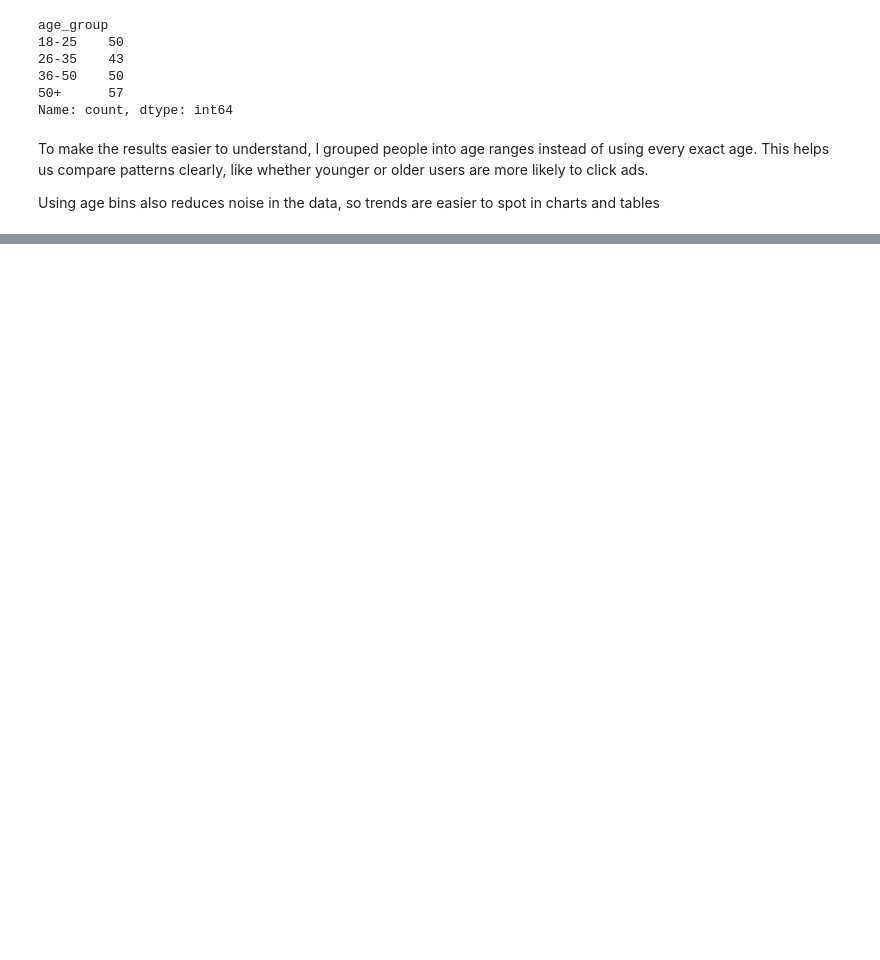
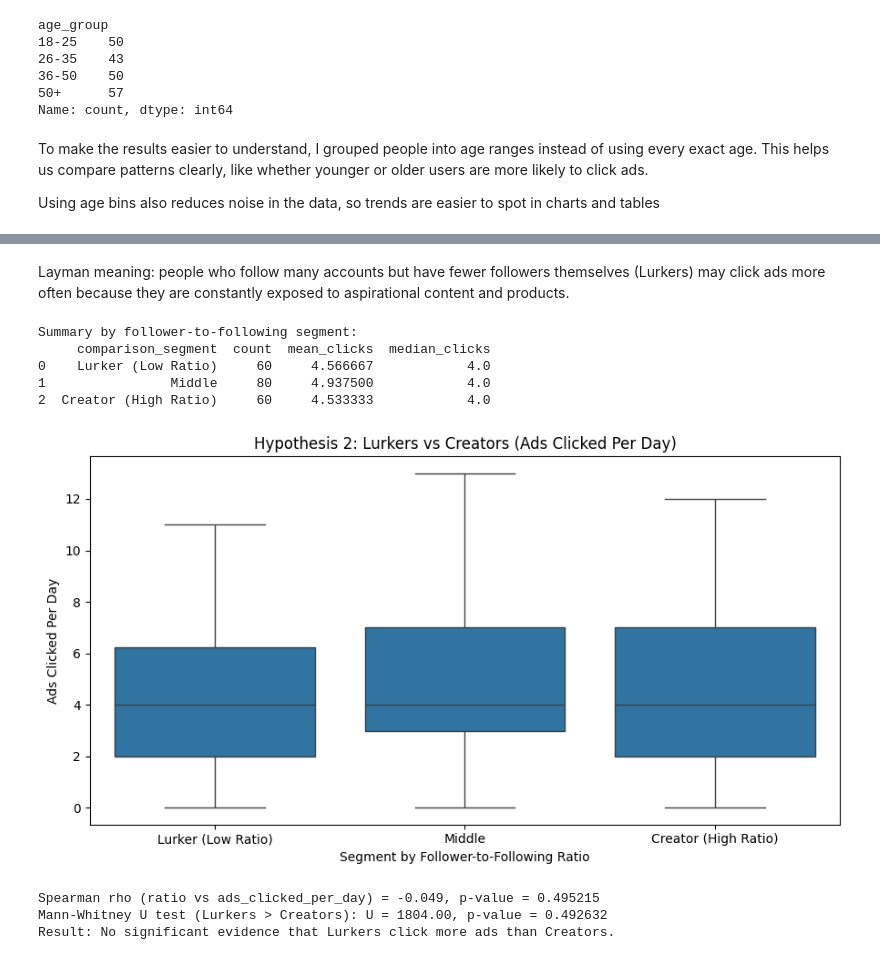
Before and after one commit to Fazestar01/Social-Media-Ads-Clicking-Analysis, a Jupyter notebook: jupyter_notebooks/eda_visualisations.ipynb, the cells around one changed output, grey strips where cells are left out. Cells and saved outputs as stored; diff of their text form; code cells hidden in the pictures; blank space fills up the shorter version.

Commit message:
create all 3 visualisations

```diff
--- a/jupyter_notebooks/eda_visualisations.ipynb
+++ b/jupyter_notebooks/eda_visualisations.ipynb
@@ -82,0 +96,69 @@ This shows us that the click rate starts to decline from 50+. This indicates tha
+# %% [markdown]
+Layman meaning: people who follow many accounts but have fewer followers themselves (Lurkers) may click ads more often because they are constantly exposed to aspirational content and products.
+# %%
+# Hypothesis 2 test: Comparison-Driven Ad Engagement (Lurkers vs Creators)
+from scipy.stats import mannwhitneyu, spearmanr
+
+target = 'ads_clicked_per_day'
+
+# Build ratio safely (add 1 to avoid divide-by-zero)
+df['follower_following_ratio'] = df['followers_count'] / (df['following_count'] + 1)
+
+# Create behavior segments from ratio quantiles
+low_cut = df['follower_following_ratio'].quantile(0.30)
+high_cut = df['follower_following_ratio'].quantile(0.70)
+
+df['comparison_segment'] = np.where(
+    df['follower_following_ratio'] <= low_cut, 'Lurker (Low Ratio)',
+    np.where(df['follower_following_ratio'] >= high_cut, 'Creator (High Ratio)', 'Middle')
+)
+
+segment_summary = (
+    df.groupby('comparison_segment', observed=False)[target]
+      .agg(count='count', mean_clicks='mean', median_clicks='median')
+      .reindex(['Lurker (Low Ratio)', 'Middle', 'Creator (High Ratio)'])
+      .reset_index()
+)
+
+print('Summary by follower-to-following segment:')
+print(segment_summary)
+
+# Visual check
+plt.figure(figsize=(9, 5))
+sns.boxplot(
+    data=df,
+    x='comparison_segment',
+    y=target,
+    order=['Lurker (Low Ratio)', 'Middle', 'Creator (High Ratio)']
+)
+plt.title('Hypothesis 2: Lurkers vs Creators (Ads Clicked Per Day)')
+plt.xlabel('Segment by Follower-to-Following Ratio')
+plt.ylabel('Ads Clicked Per Day')
+plt.tight_layout()
+plt.show()
+
+# Correlation check (monotonic trend)
+rho, p_corr = spearmanr(df['follower_following_ratio'], df[target], nan_policy='omit')
+print(f'Spearman rho (ratio vs {target}) = {rho:.3f}, p-value = {p_corr:.6f}')
+
+# One-sided significance test for your hypothesis: Lurkers > Creators
+lurker_clicks = df.loc[df['comparison_segment'] == 'Lurker (Low Ratio)', target].dropna()
+creator_clicks = df.loc[df['comparison_segment'] == 'Creator (High Ratio)', target].dropna()
+
+u_stat, p_mwu = mannwhitneyu(lurker_clicks, creator_clicks, alternative='greater')
+print(f'Mann-Whitney U test (Lurkers > Creators): U = {u_stat:.2f}, p-value = {p_mwu:.6f}')
+
+if p_mwu < 0.05:
+    print('Result: Significant evidence that Lurkers click more ads than Creators.')
+else:
+    print('Result: No significant evidence that Lurkers click more ads than Creators.')
+# %% [output]
+Summary by follower-to-following segment:
+     comparison_segment  count  mean_clicks  median_clicks
+0    Lurker (Low Ratio)     60     4.566667            4.0
+1                Middle     80     4.937500            4.0
+2  Creator (High Ratio)     60     4.533333            4.0
+[figure, added]
+Spearman rho (ratio vs ads_clicked_per_day) = -0.049, p-value = 0.495215
+Mann-Whitney U test (Lurkers > Creators): U = 1804.00, p-value = 0.492632
+Result: No significant evidence that Lurkers click more ads than Creators.
```
Also changed, not shown: parts of 7 cells of this notebook.
